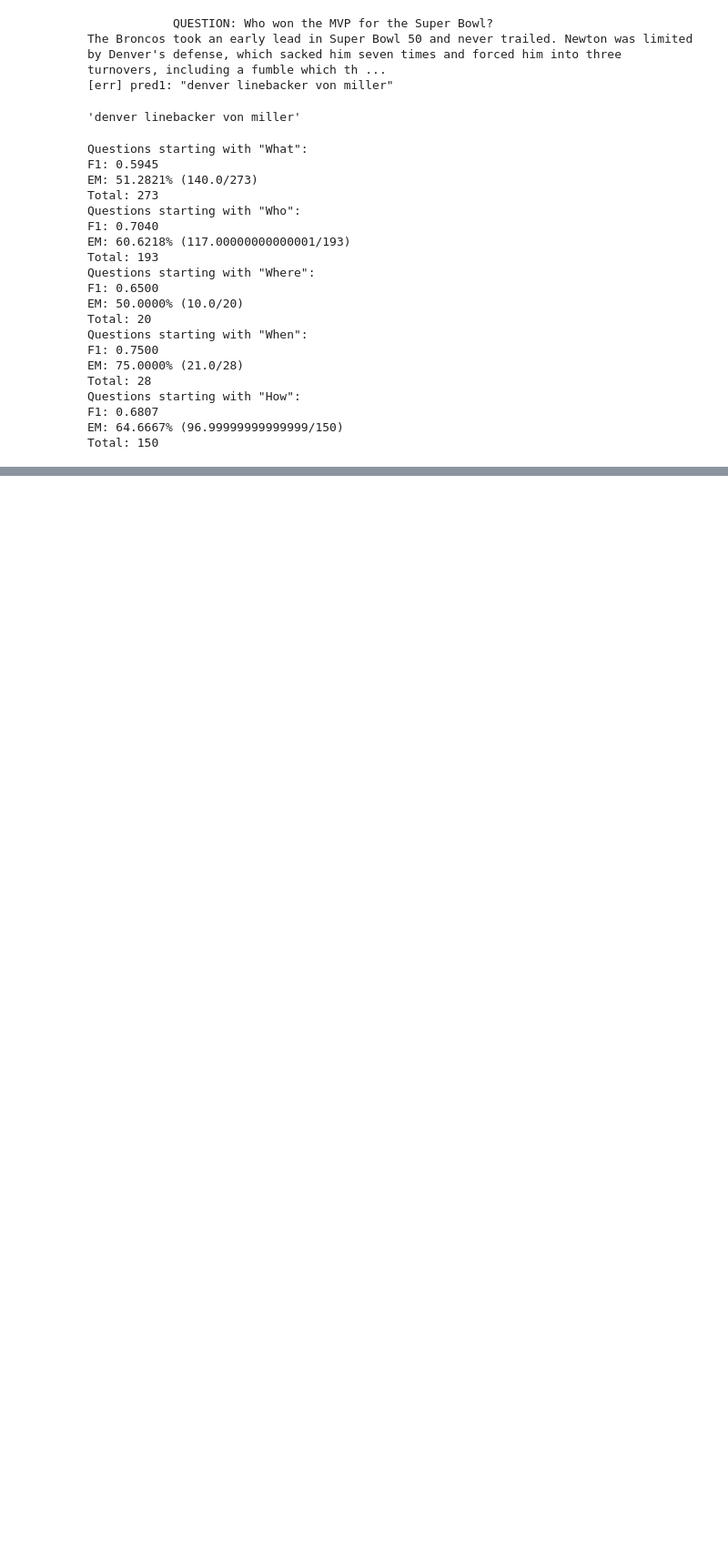
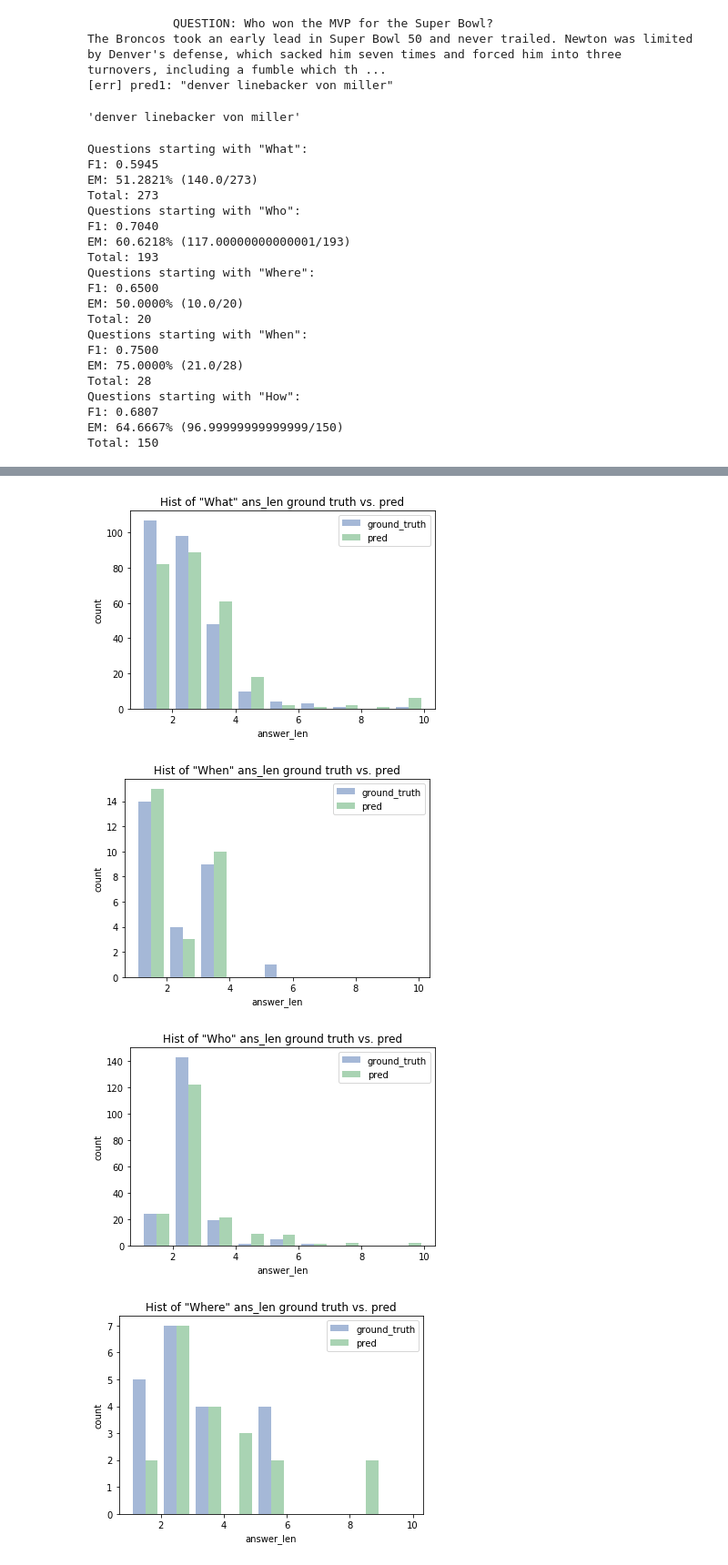
Before and after one commit to minfawang/cs224n-squad-2018, a Jupyter notebook: analysis.ipynb, the cells around one changed output, grey strips where cells are left out. Shown at 91% size. Saved outputs shown, nothing was run; the diff lists cells and outputs as text; code cells hidden in the pictures; blank space fills up the shorter version.

```diff
--- a/analysis.ipynb
+++ b/analysis.ipynb
@@ -436,0 +443,46 @@ df = pd.DataFrame(data={
+# %%
+import random
+
+# x = [random.gauss(3,1) for _ in range(400)]
+# y = [random.gauss(4,2) for _ in range(400)]
+
+# bins = np.linspace(1, 10, 10)
+
+# # plt.hist([df['ground_truth'], df['pred']], bins, alpha=0.5, label=['x', 'y'])
+# plt.hist(df['ground_truth'], bins, alpha=0.5, label='y')
+# plt.hist(df['pred'], bins, alpha=0.5, label='y')
+# plt.legend(loc='upper right')
+
+def plot_ans_pred_len_hist(ids, id_pred_map, **kwargs):
+#     plt.style.use('seaborn-deep')
+
+    ground_truth_ans_len_data = [id_ans_len_map[id] for id in ids]
+    pred_len_data = [len(normalize_answer(id_pred_map[id]).split(' ')) for id in ids]
+
+    bins = np.linspace(1, 10, 10)
+
+#     plt.hist(ground_truth_ans_len_data, bins, alpha=0.5, label='ground_truth')
+#     plt.hist(pred_len_data, bins, alpha=0.5, label='pred')
+    plt.figure()
+    plt.hist(
+        [ground_truth_ans_len_data, pred_len_data],
+        bins, alpha=0.5,
+        label=['ground_truth', 'pred'])
+
+    plt.legend(loc='upper right')
+    ax = plt.axes()
+    ax.set(
+        xlabel='answer_len',
+        ylabel='count',
+        **kwargs)
+
+plot_ans_pred_len_hist(what_ids, id_pred1_map, title='Hist of "What" ans_len ground truth vs. pred',)
+plot_ans_pred_len_hist(when_ids, id_pred1_map, title='Hist of "When" ans_len ground truth vs. pred',)
+plot_ans_pred_len_hist(who_ids, id_pred1_map, title='Hist of "Who" ans_len ground truth vs. pred',)
+plot_ans_pred_len_hist(where_ids, id_pred1_map, title='Hist of "Where" ans_len ground truth vs. pred',)
+plot_ans_pred_len_hist(how_ids, id_pred1_map, title='Hist of "How" ans_len ground truth vs. pred',)
+# %% [output]
+[figure, added]
+[figure, added]
+[figure, added]
+[figure, added]
```
Also changed, not shown: parts of 4 cells of this notebook.
